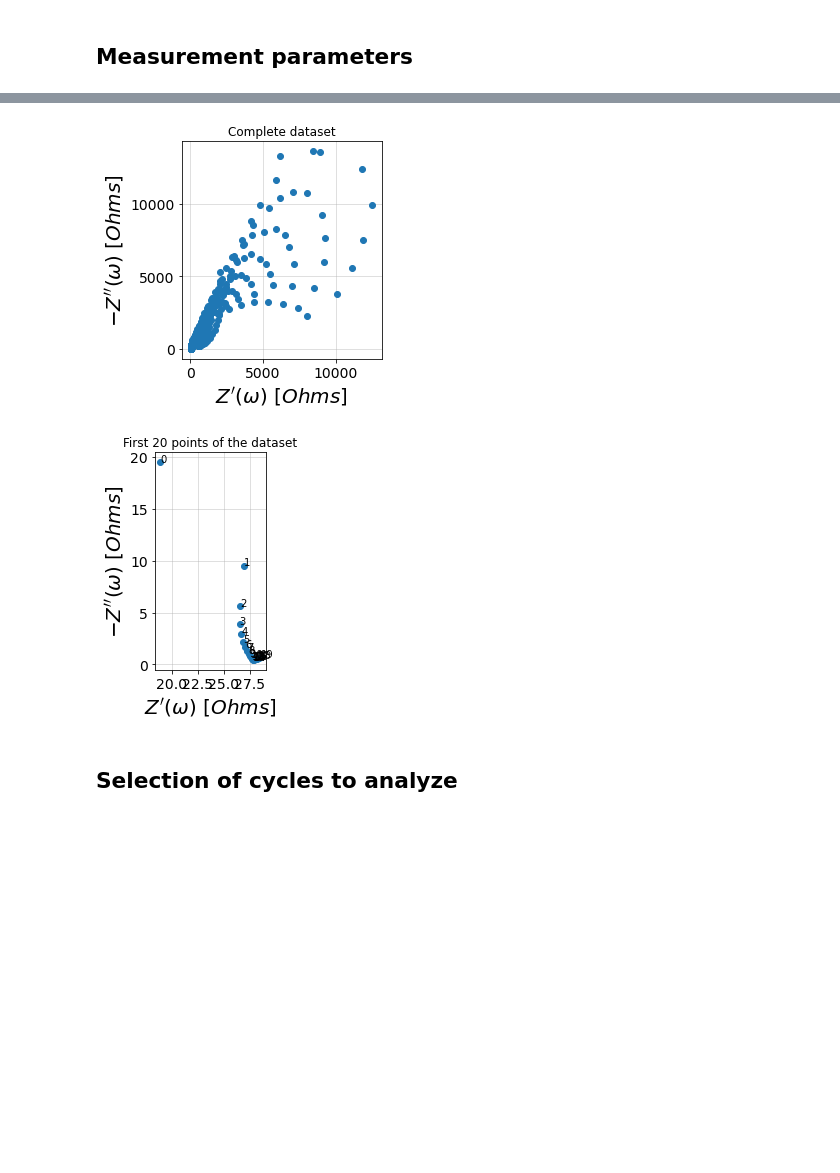
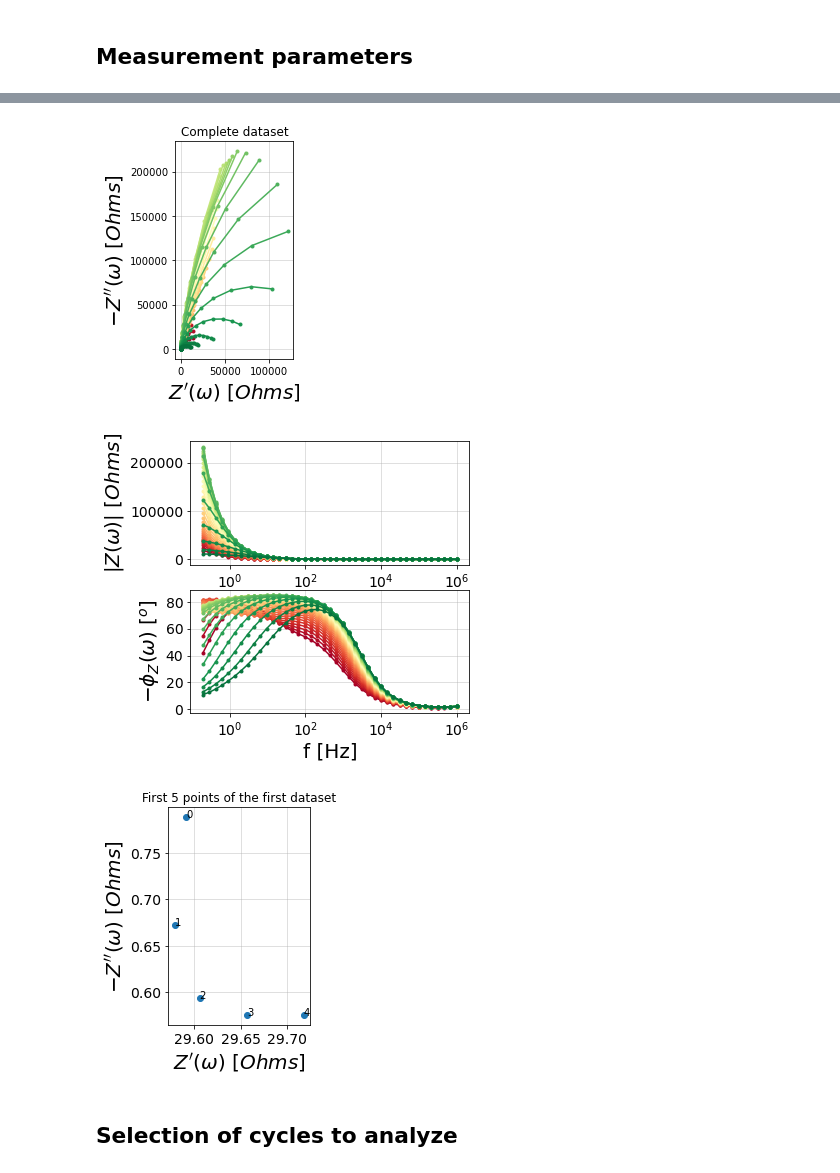
Before and after one commit to Alex6022/SPEIS-analysis, a Jupyter notebook: SPEIS automated analysis.ipynb, the cells around one changed output, grey strips where cells are left out. Saved outputs shown, nothing was run; the diff lists cells and outputs as text; code cells hidden in the pictures; blank space fills up the shorter version.

Commit message:
Plotting functionality for whole SPEIS dataset improved, overall optimizations

```diff
--- a/SPEIS automated analysis.ipynb
+++ b/SPEIS automated analysis.ipynb
@@ -5,7 +5,7 @@ Load the given file in the current directory
 # %%
 %load_ext jupyternotify
 from impedance import preprocessing
-filename = 'SnO2_bare_4_sac_EIS_light_1sun_20mVScans'
+filename = 'Hem1_EIS_dark'
 # Load data from the BioLabs MPT file
 frequencies, Z = preprocessing.readBioLogic("./" + filename + ".mpt")
 # keep only the impedance data in the first quandrant
@@ -32,25 +41,33 @@ What was the pH of the solution?
 # %%
 # Get an overview over the whole dataset
 import matplotlib.pyplot as plt
 from impedance.visualization import plot_nyquist
+import speis_plot as sp
 
 fig, ax = plt.subplots()
-plot_nyquist(ax, Z, fmt='o')
+# SPEIS_plot.plot_SPEIS_nyquist(ax, Z)
+sp.plot_speis_nyquist(ax, Z)
 plt.title("Complete dataset")
-plt.ion()
+plt.show()
+
+fig, ax = plt.subplots(nrows=2, figsize=(5, 5))
+sp.plot_speis_bode(ax, frequencies, Z)
 plt.show()
 
 # First number of points to show
-cutoff_start = 20
-cutoff_end = 2
+freq_start = 1E+5
+freq_end = 1E+1
+cutoff_start = np.where(frequencies[0] > freq_start)[0][-1]
+cutoff_end = np.where(frequencies[0] < freq_end)[0][0]
 
 # Plot subrange
 fig, ax = plt.subplots()
-plot_nyquist(ax, Z[:cutoff_start], fmt='o')
+plot_nyquist(ax, Z[0][:cutoff_start], fmt='o')
 for i in range(cutoff_start):
-    ax.annotate(i, (Z[i].real, -Z[i].imag))
-plt.title("First " + str(cutoff_start) + " points of the dataset")
+    ax.annotate(i, (Z[0][i].real, -Z[0][i].imag))
+plt.title("First " + str(cutoff_start) + " points of the first dataset")
 plt.show()
 # %% [output]
-[figure, old version]
+[figure, new version]
-[figure, old version]
+[figure, new version]
+[figure, added]
```
Also changed, not shown: parts of 12 cells of this notebook, 1 other file.
